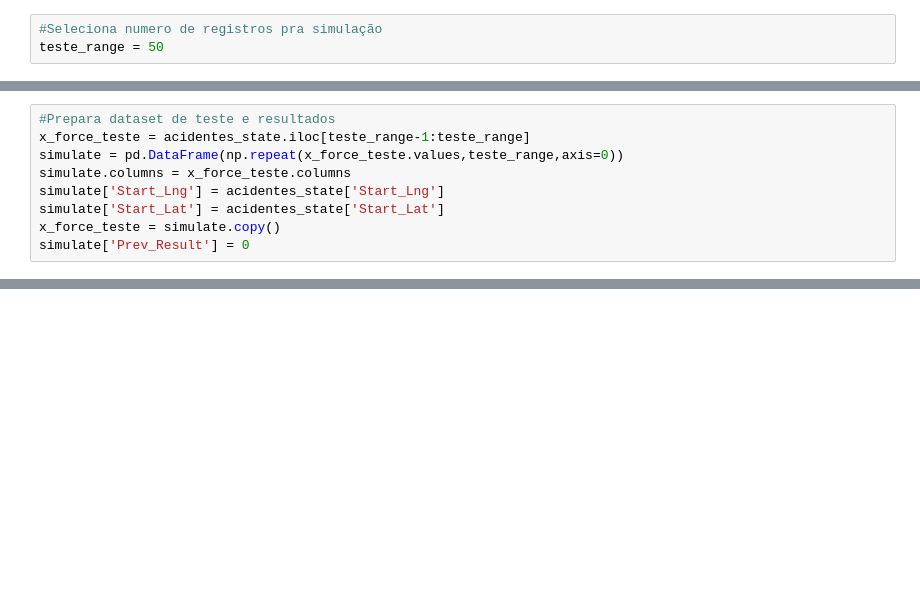
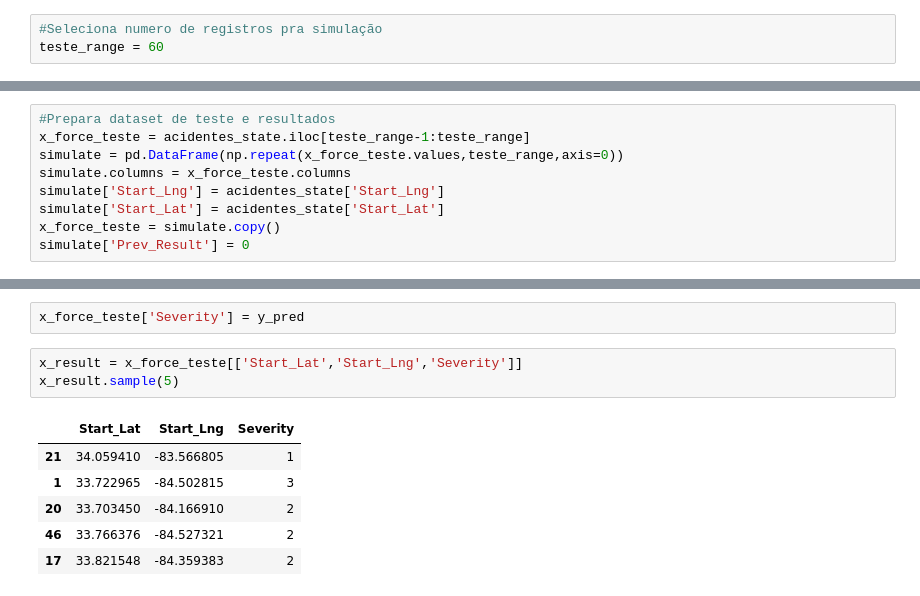
Before and after one commit to marianaguimaraes/PosProjetoFinal, a Jupyter notebook: GrupoAcidentes_TesteModel.ipynb, the cells around one changed output, grey strips where cells are left out. Cells and saved outputs as stored; diff of their text form; blank space fills up the shorter version.

```diff
--- a/GrupoAcidentes_TesteModel.ipynb
+++ b/GrupoAcidentes_TesteModel.ipynb
@@ -54,6 +57,6 @@ with open(pkl_filename, 'rb') as file:
     model = pickle.load(file)
 # %%
 #Seleciona numero de registros pra simulação
-teste_range = 50
+teste_range = 60
 # %%
 #Busca base dos dados no bando de dados MySql
@@ -109,0 +89,12 @@ hmap.add_child(hm_wide)
+# %%
+x_force_teste['Severity'] = y_pred
+# %%
+x_result = x_force_teste[['Start_Lat','Start_Lng','Severity']]
+x_result.sample(5)
+# %% [output]
+|  | Start_Lat | Start_Lng | Severity |
+| 21 | 34.059410 | -83.566805 | 1 |
+| 1 | 33.722965 | -84.502815 | 3 |
+| 20 | 33.703450 | -84.166910 | 2 |
+| 46 | 33.766376 | -84.527321 | 2 |
+| 17 | 33.821548 | -84.359383 | 2 |
```
Also changed, not shown: parts of 8 cells of this notebook, 2 other files.
